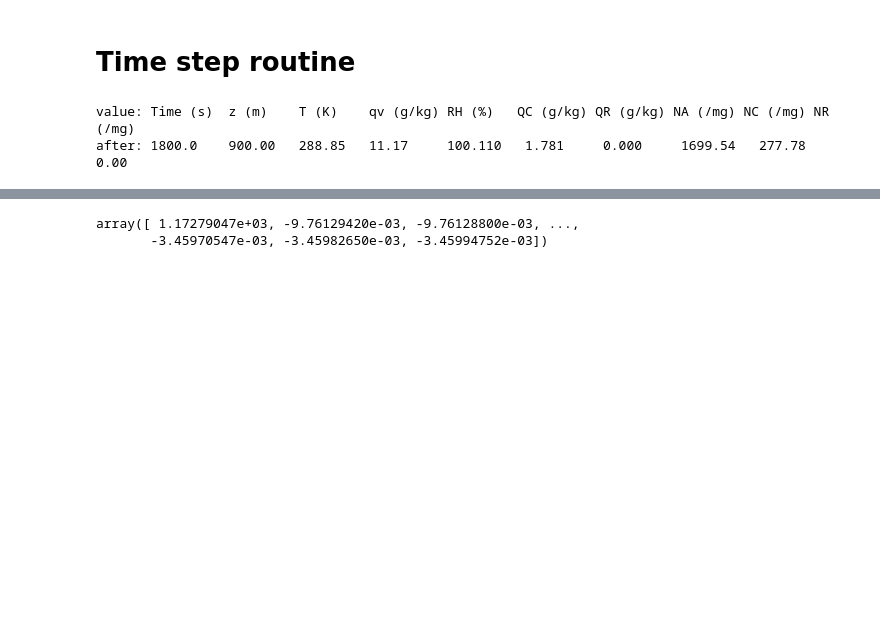
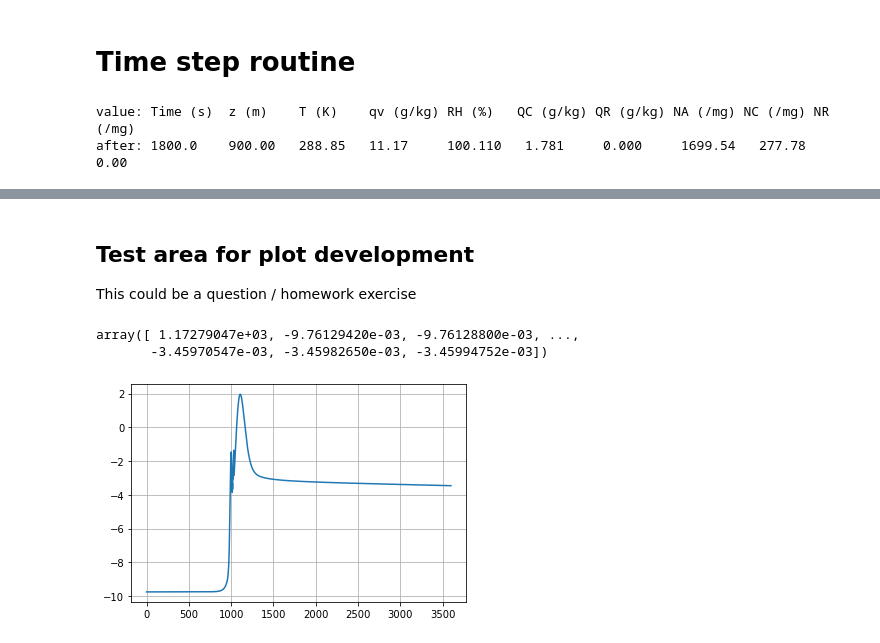
Before and after one commit to jslim93/PyLCM_edu, a Jupyter notebook: PyLCM_edu.ipynb, the cells around one changed output, grey strips where cells are left out. Drawn from its saved outputs; the diff is of its cells as text; code cells hidden in the pictures; blank space fills up the shorter version.

```diff
--- a/PyLCM_edu.ipynb
+++ b/PyLCM_edu.ipynb
@@ -347,5 +393,14 @@ ax2.legend(loc='lower center')
+# %% [markdown]
+## Test area for plot development
+This could be a question / homework exercise
 # %%
 np.diff(T_parcel_array) / np.diff(z_parcel_array)
 # %% [output]
 array([ 1.17279047e+03, -9.76129420e-03, -9.76128800e-03, ...,
        -3.45970547e-03, -3.45982650e-03, -3.45994752e-03])
+# %%
+# test plot of the temperature gradient vs time K per km
+plt.plot((np.diff(T_parcel_array) / np.diff(z_parcel_array))[1:nt+1]*1000)
+plt.grid()
+# %% [output]
+[figure, added]
```
Also changed, not shown: parts of 4 cells of this notebook.
